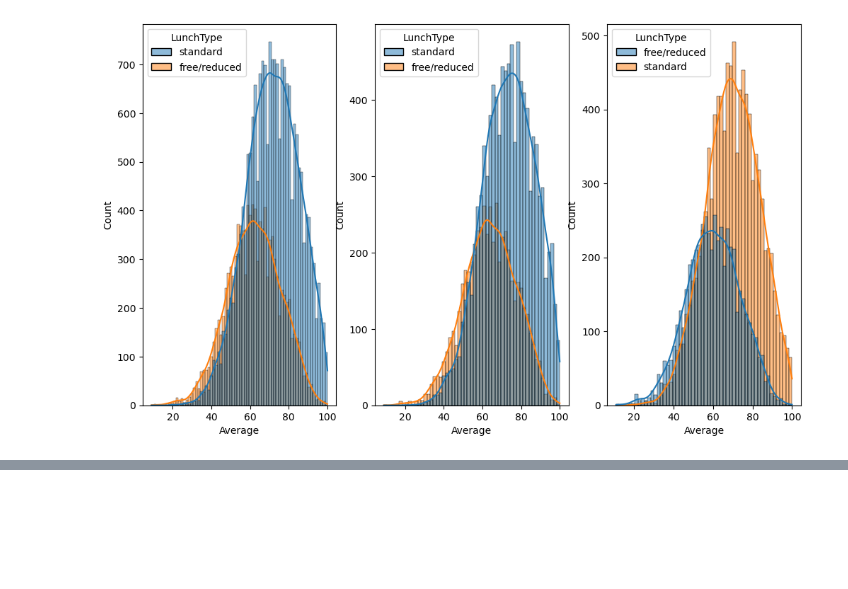
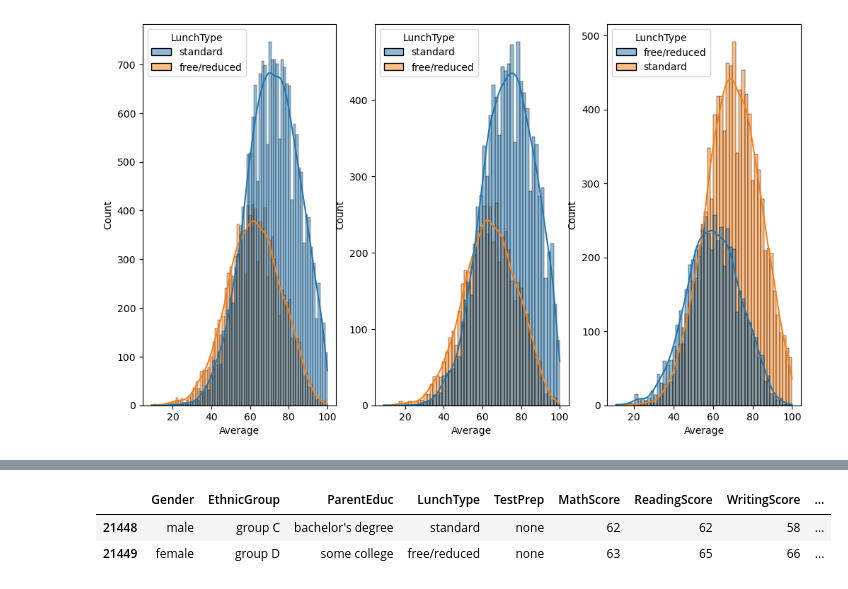
Before and after one commit to adi9358/mlproject, a Jupyter notebook: notebook/data/EDA STUDENTS.ipynb, the cells around one changed output, grey strips where cells are left out. Saved outputs shown, nothing was run; the diff lists cells and outputs as text; code cells hidden in the pictures; blank space fills up the shorter version.

```diff
--- a/notebook/data/EDA STUDENTS.ipynb
+++ b/notebook/data/EDA STUDENTS.ipynb
@@ -211,0 +226,6 @@ standard lunch helps perform well in exam be it a male or female
+# %%
+df[21448:21450]
+# %% [output]
+|  | Gender | EthnicGroup | ParentEduc | LunchType | TestPrep | MathScore | ReadingScore | WritingScore | ... |
+| 21448 | male | group C | bachelor's degree | standard | none | 62 | 62 | 58 | ... |
+| 21449 | female | group D | some college | free/reduced | none | 63 | 65 | 66 | ... |
```
Also changed, not shown: parts of 2 cells of this notebook, 31 other files.
